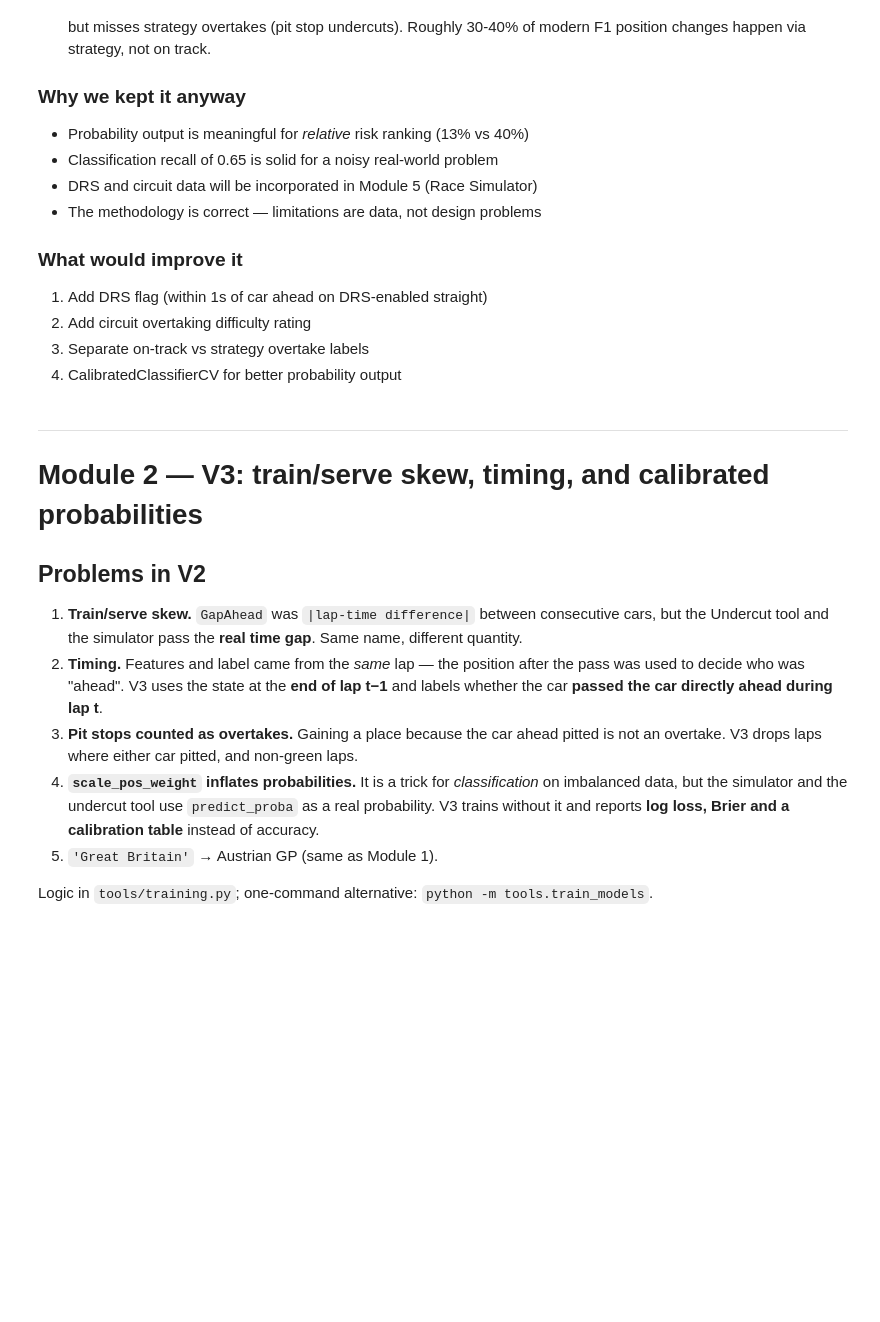
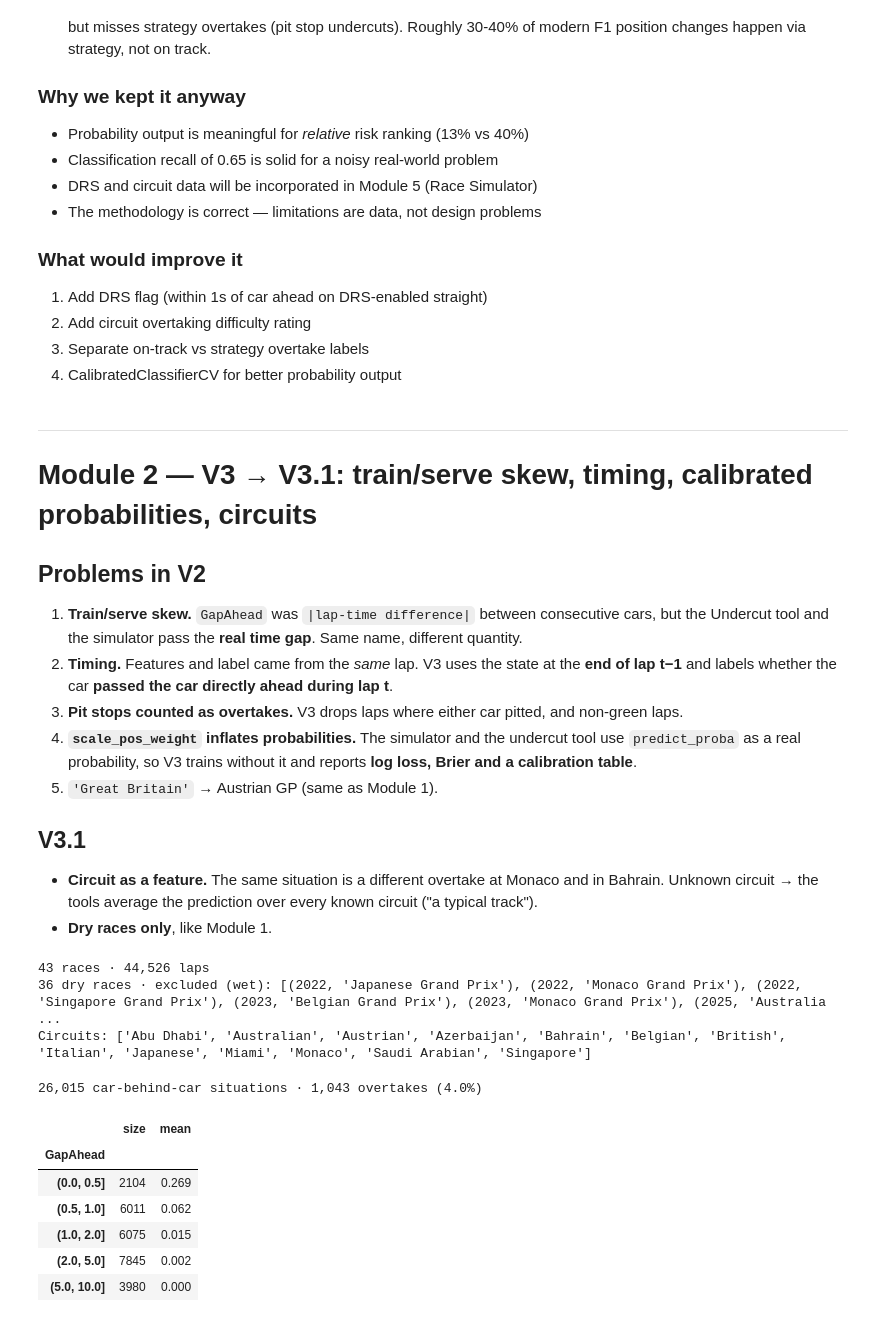
Before and after one commit to pdf1802/f1-data-science, a Jupyter notebook: notebooks/overtaking_model.ipynb, the cells around one changed output. Saved outputs shown, nothing was run; the diff lists cells and outputs as text; code cells hidden in the pictures; blank space fills up the shorter version.

```diff
--- a/notebooks/overtaking_model.ipynb
+++ b/notebooks/overtaking_model.ipynb
@@ -804,41 +804,59 @@ Model saved to: /content/drive/MyDrive/f1_models/overtaking_model.pkl ✅
 4. CalibratedClassifierCV for better probability output
 # %% [markdown]
 ---
-# Module 2 — V3: train/serve skew, timing, and calibrated probabilities
+# Module 2 — V3 → V3.1: train/serve skew, timing, calibrated probabilities, circuits
 
 ## Problems in V2
 1. **Train/serve skew.** `GapAhead` was `|lap-time difference|` between consecutive cars, but the
    Undercut tool and the simulator pass the **real time gap**. Same name, different quantity.
-2. **Timing.** Features and label came from the *same* lap — the position after the pass was used to
-   decide who was "ahead". V3 uses the state at the **end of lap t−1** and labels whether the car
-   **passed the car directly ahead during lap t**.
-3. **Pit stops counted as overtakes.** Gaining a place because the car ahead pitted is not an overtake.
-   V3 drops laps where either car pitted, and non-green laps.
-4. **`scale_pos_weight` inflates probabilities.** It is a trick for *classification* on imbalanced data,
-   but the simulator and the undercut tool use `predict_proba` as a real probability. V3 trains without it
-   and reports **log loss, Brier and a calibration table** instead of accuracy.
+2. **Timing.** Features and label came from the *same* lap. V3 uses the state at the **end of lap t−1**
+   and labels whether the car **passed the car directly ahead during lap t**.
+3. **Pit stops counted as overtakes.** V3 drops laps where either car pitted, and non-green laps.
+4. **`scale_pos_weight` inflates probabilities.** The simulator and the undercut tool use `predict_proba`
+   as a real probability, so V3 trains without it and reports **log loss, Brier and a calibration table**.
 5. `'Great Britain'` → Austrian GP (same as Module 1).
 
-Logic in `tools/training.py`; one-command alternative: `python -m tools.train_models`.
+## V3.1
+- **Circuit as a feature.** The same situation is a different overtake at Monaco and in Bahrain. Unknown
+  circuit → the tools average the prediction over every known circuit ("a typical track").
+- **Dry races only**, like Module 1.
 # %%
-# Works locally (repo checkout) and in Colab (clone the repo first)
+# Works locally (repo checkout) and in Colab (clone the repo first). No FastF1 download needed:
+# the laps come from the Parquet export (python -m tools.export_cache), because F1 live timing
+# answers 401 to unauthenticated downloads since Oct 2026.
 import os, sys
 ROOT = os.path.abspath('..') if os.path.basename(os.getcwd()) == 'notebooks' else os.getcwd()
 if ROOT not in sys.path:
     sys.path.insert(0, ROOT)
 
 import numpy as np, pandas as pd
-import fastf1, logging
-logging.getLogger('fastf1').setLevel(logging.WARNING)
 from tools import shared, training
-shared.enable_fastf1_cache()          # <repo>/cache, or $F1_CACHE_DIR
 
-laps, failed = training.load_races()  # 32 races, full event names, asserted
-print(f"{len(laps):,} laps · failed: {failed}")
+laps = pd.read_parquet(os.path.join(ROOT, 'data', 'laps_2022_2025.parquet'))
+# Alternative with a FastF1 cache: shared.enable_fastf1_cache(); laps, failed = training.load_races()
+print(f"{laps.groupby(['Season', 'Race']).ngroups} races · {len(laps):,} laps")
+
+laps, wet = training.dry_races(laps)          # > 5 % wet-tyre or rain laps → excluded
+circuits = training.circuit_list(laps)        # the CircuitEncoded vocabulary
+print(f"{laps.groupby(['Season', 'Race']).ngroups} dry races · excluded (wet): {wet}")
+print("Circuits:", circuits)
+# %% [output]
+43 races · 44,526 laps
+36 dry races · excluded (wet): [(2022, 'Japanese Grand Prix'), (2022, 'Monaco Grand Prix'), (2022, 'Singapore Grand Prix'), (2023, 'Belgian Grand Prix'), (2023, 'Monaco Grand Prix'), (2025, 'Australia ...
+Circuits: ['Abu Dhabi', 'Australian', 'Austrian', 'Azerbaijan', 'Bahrain', 'Belgian', 'British', 'Italian', 'Japanese', 'Miami', 'Monaco', 'Saudi Arabian', 'Singapore']
 # %%
-ovt = training.build_overtake_dataset(laps)
+ovt = training.build_overtake_dataset(laps, circuits=circuits)
 print(f"{len(ovt):,} car-behind-car situations · {ovt['Overtake'].sum():,} overtakes ({ovt['Overtake'].mean():.1%})")
 ovt.groupby(pd.cut(ovt['GapAhead'], [0, .5, 1, 2, 5, 10]), observed=True)['Overtake'].agg(['size', 'mean']).round(3)
+# %% [output]
+26,015 car-behind-car situations · 1,043 overtakes (4.0%)
+|  | size | mean |
+| GapAhead |  |  |
+| (0.0, 0.5] | 2104 | 0.269 |
+| (0.5, 1.0] | 6011 | 0.062 |
+| (1.0, 2.0] | 6075 | 0.015 |
+| (2.0, 5.0] | 7845 | 0.002 |
+| (5.0, 10.0] | 3980 | 0.000 |
 # %% [markdown]
 ### Evaluation for a model whose *probabilities* are used
 - **Log loss vs the constant model** (always predict the base rate): if we can't beat it, the model is useless.
```
Also changed, not shown: parts of 6 cells of this notebook, 9 other files.
